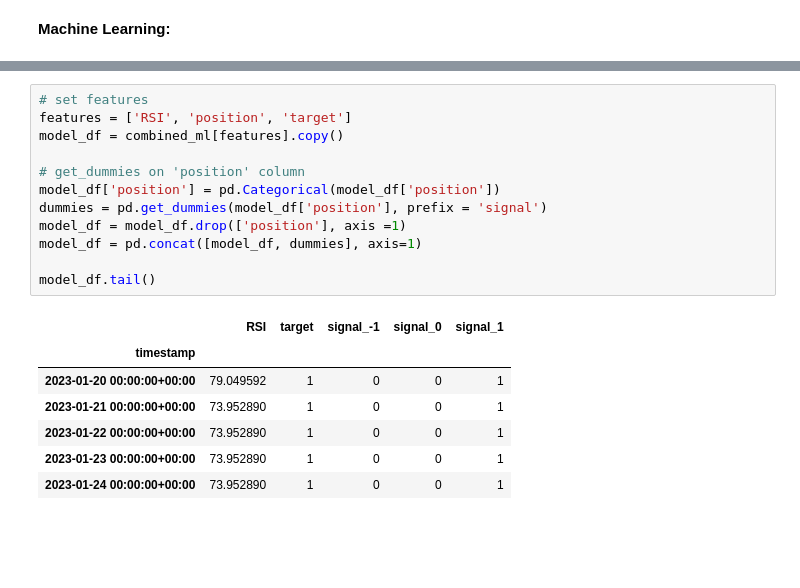
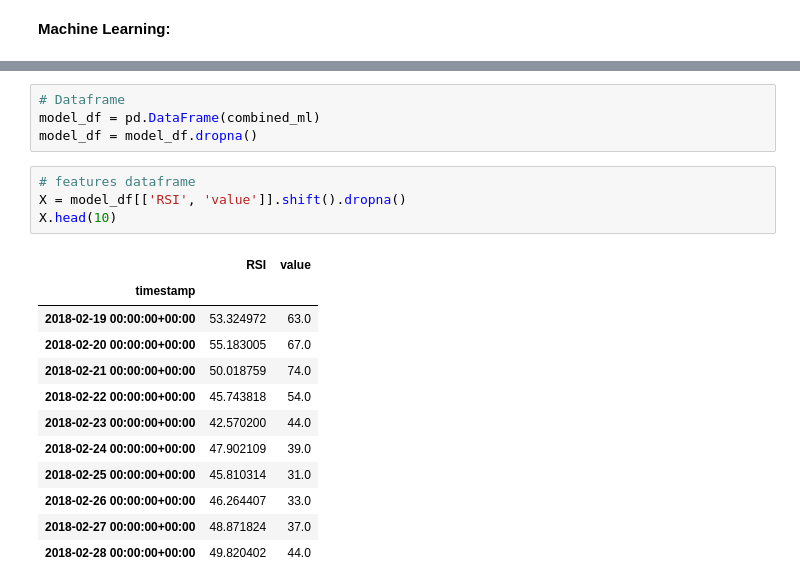
Before and after one commit to AGralin/dreambuilder_bot, a Jupyter notebook: FG_machine_learning.ipynb, the cells around one changed output, grey strips where cells are left out. Cells and saved outputs as stored; diff of their text form; blank space fills up the shorter version.

```diff
--- a/FG_machine_learning.ipynb
+++ b/FG_machine_learning.ipynb
@@ -203,20 +231,21 @@ combined_ml.tail()
-# %%
-# set features
-features = ['RSI', 'position', 'target']
-model_df = combined_ml[features].copy()
-
-# get_dummies on 'position' column
-model_df['position'] = pd.Categorical(model_df['position'])
-dummies = pd.get_dummies(model_df['position'], prefix = 'signal')
-model_df = model_df.drop(['position'], axis =1)
-model_df = pd.concat([model_df, dummies], axis=1)
-
-model_df.tail()
-# %% [output]
-|  | RSI | target | signal_-1 | signal_0 | signal_1 |
-| timestamp |  |  |  |  |  |
-| 2023-01-20 00:00:00+00:00 | 79.049592 | 1 | 0 | 0 | 1 |
-| 2023-01-21 00:00:00+00:00 | 73.952890 | 1 | 0 | 0 | 1 |
-| 2023-01-22 00:00:00+00:00 | 73.952890 | 1 | 0 | 0 | 1 |
-| 2023-01-23 00:00:00+00:00 | 73.952890 | 1 | 0 | 0 | 1 |
-| 2023-01-24 00:00:00+00:00 | 73.952890 | 1 | 0 | 0 | 1 |
+# %%
+# Dataframe
+model_df = pd.DataFrame(combined_ml)
+model_df = model_df.dropna()
+# %%
+# features dataframe
+X = model_df[['RSI', 'value']].shift().dropna()
+X.head(10)
+# %% [output]
+|  | RSI | value |
+| timestamp |  |  |
+| 2018-02-19 00:00:00+00:00 | 53.324972 | 63.0 |
+| 2018-02-20 00:00:00+00:00 | 55.183005 | 67.0 |
+| 2018-02-21 00:00:00+00:00 | 50.018759 | 74.0 |
+| 2018-02-22 00:00:00+00:00 | 45.743818 | 54.0 |
+| 2018-02-23 00:00:00+00:00 | 42.570200 | 44.0 |
+| 2018-02-24 00:00:00+00:00 | 47.902109 | 39.0 |
+| 2018-02-25 00:00:00+00:00 | 45.810314 | 31.0 |
+| 2018-02-26 00:00:00+00:00 | 46.264407 | 33.0 |
+| 2018-02-27 00:00:00+00:00 | 48.871824 | 37.0 |
+| 2018-02-28 00:00:00+00:00 | 49.820402 | 44.0 |
```
Also changed, not shown: parts of 24 cells of this notebook, 1 other file.
